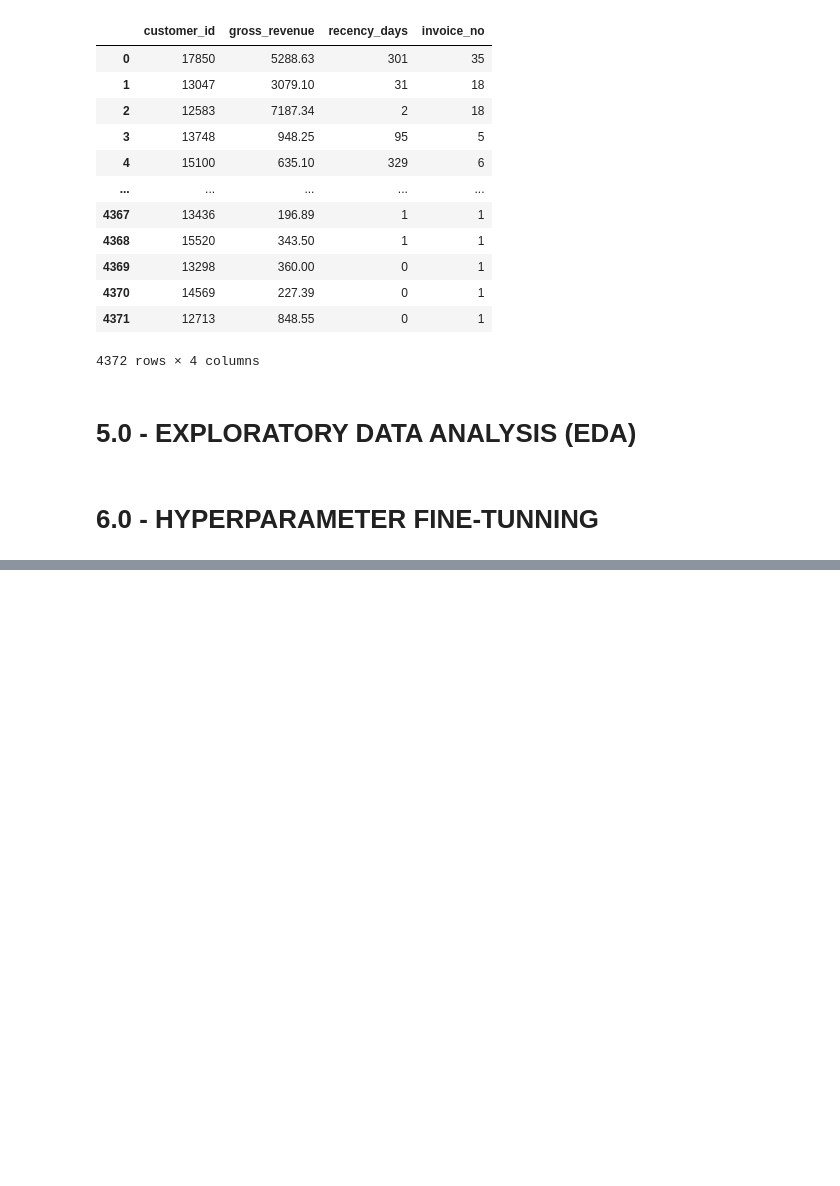
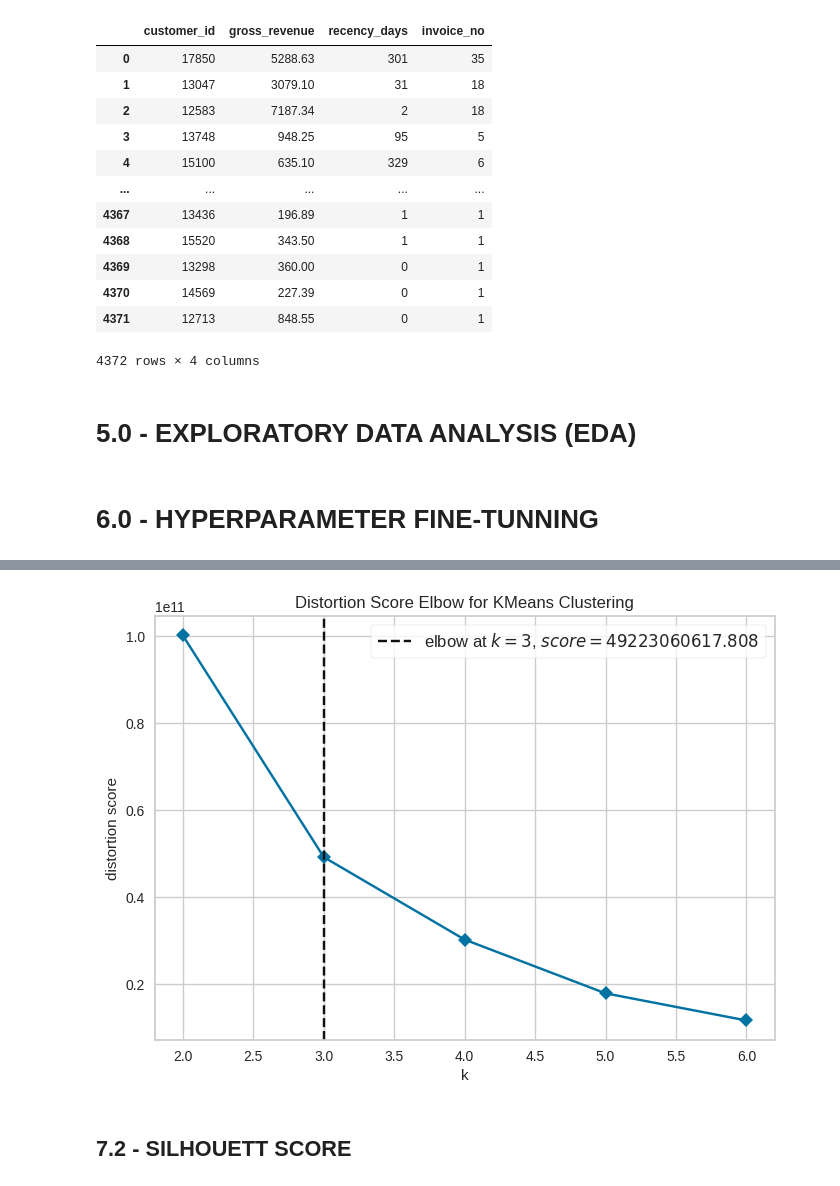
Before and after one commit to erickvieiras/customer_loyalty_program, a Jupyter notebook: notebook/clustering.ipynb, the cells around one changed output, grey strips where cells are left out. Cells and saved outputs as stored; diff of their text form; code cells hidden in the pictures; blank space fills up the shorter version.

```diff
--- a/notebook/clustering.ipynb
+++ b/notebook/clustering.ipynb
@@ -181,0 +208,8 @@ df6 = df5.copy()
+# %%
+kmeans = KElbowVisualizer(KMeans(), k = cluster, timings = False)
+kmeans.fit(x)
+kmeans.show();
+# %% [output]
+[figure, added]
+# %% [markdown]
+## 7.2 - SILHOUETT SCORE
```
Also changed, not shown: parts of 6 cells of this notebook.
